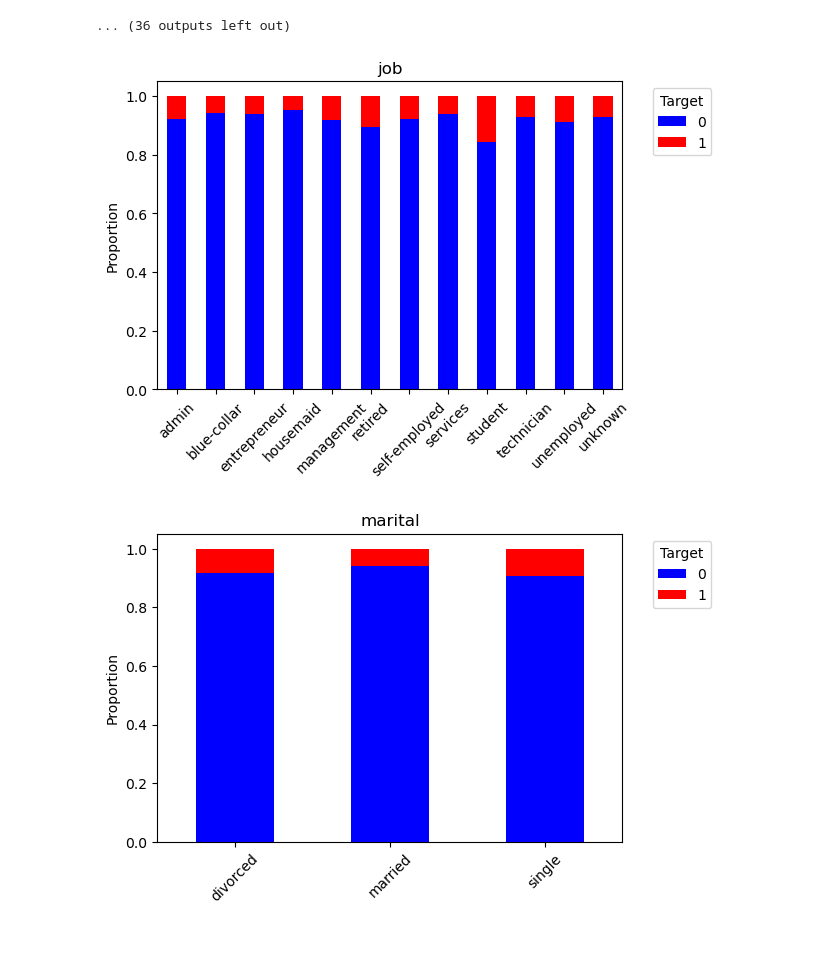
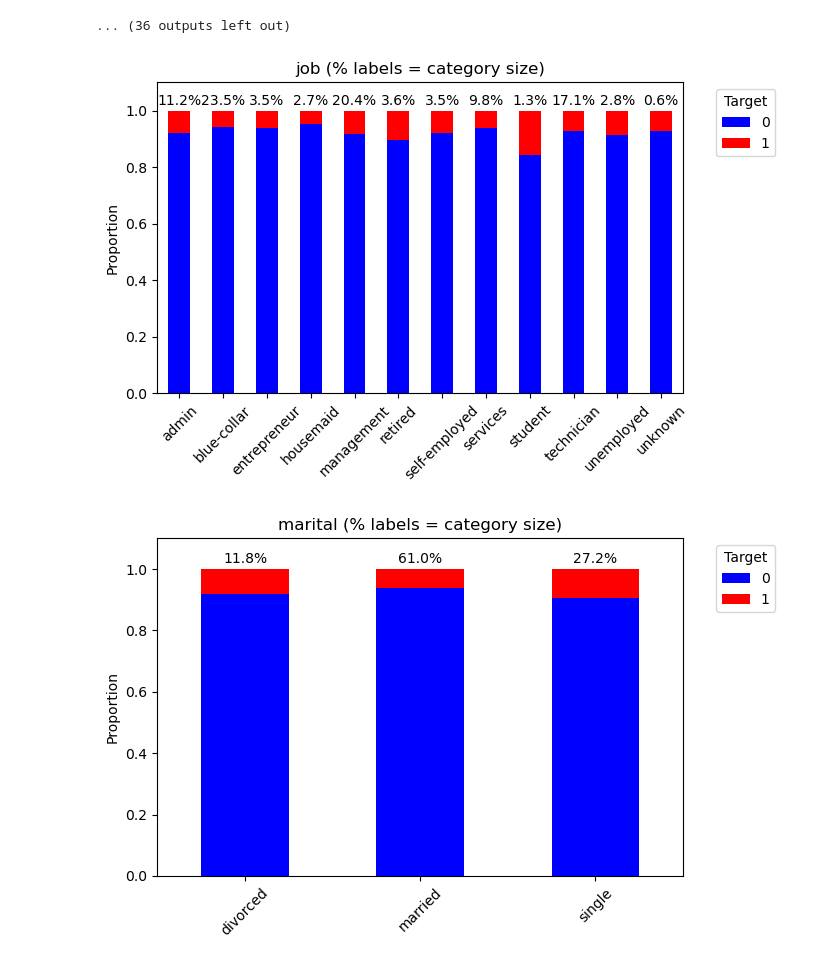
Before and after one commit to mattclark186/uyBvjh22fVpcb3UX, a Jupyter notebook: notebooks/exploration/exploratory_data_analysis.ipynb, the cells around one changed output. Drawn from its saved outputs; the diff is of its cells as text; code cells hidden in the pictures.

```diff
--- a/notebooks/exploration/exploratory_data_analysis.ipynb
+++ b/notebooks/exploration/exploratory_data_analysis.ipynb
@@ -132,0 +147,10 @@ None of the outliers appear to be invalid and so they are not removed at this po
+# %%
+colours = ['blue', 'red']
+
+target_proportions = data['target'].value_counts(normalize=True) * 100
+ax = target_proportions.plot(kind='bar', color=colours)
+ax.bar_label(ax.containers[0], fmt='%.1f%%')
+plt.xticks(rotation=0)
+plt.ylabel('Proportion')
+plt.title('Target Proportions')
+plt.ylim(0, 100)
@@ -189,27 +224,45 @@ Name: proportion, dtype: float64
 # %%
 # show the proportion of yeses and nos of the target for each categorical feature category
 cat_data = data.select_dtypes(include='object')
 colours=['blue', 'red']
 
 for col in cat_data.columns:
-    pd.crosstab(
+    crosstab = pd.crosstab(
         data[col],
         data['target'],
         normalize='index'
-    ).plot(
-        kind='bar',
-        stacked=True,
-        figsize=(6, 4),
-        color=colours)
-    plt.title(f'{col}')
+    )
+
+    ax = crosstab.plot(
+            kind='bar',
+            stacked=True,
+            figsize=(7, 4.5),
+            color=colours
+    )
+
+    category_percentages = data[col].value_counts(normalize=True) * 100
+
+    for i, category in enumerate(crosstab.index):
+        percentage = category_percentages[category]
+
+        ax.text(
+            i,
+            1.02,
+            f'{percentage:.1f}%',
+            ha='center'
+        )
+
+    plt.title(f'{col} (% labels = category size)')
     plt.xlabel('')
     plt.ylabel('Proportion')
     plt.xticks(rotation=45)
     plt.legend(
         title='Target',
         bbox_to_anchor=(1.05, 1),
         loc='upper left')
+    plt.ylim(0, 1.1)
+    plt.tight_layout()
     plt.show()
 # %% [output]
-[figure, old version]
+[figure, new version]
-[figure, old version]
+[figure, new version]
```
Also changed, not shown: parts of 10 cells of this notebook.
